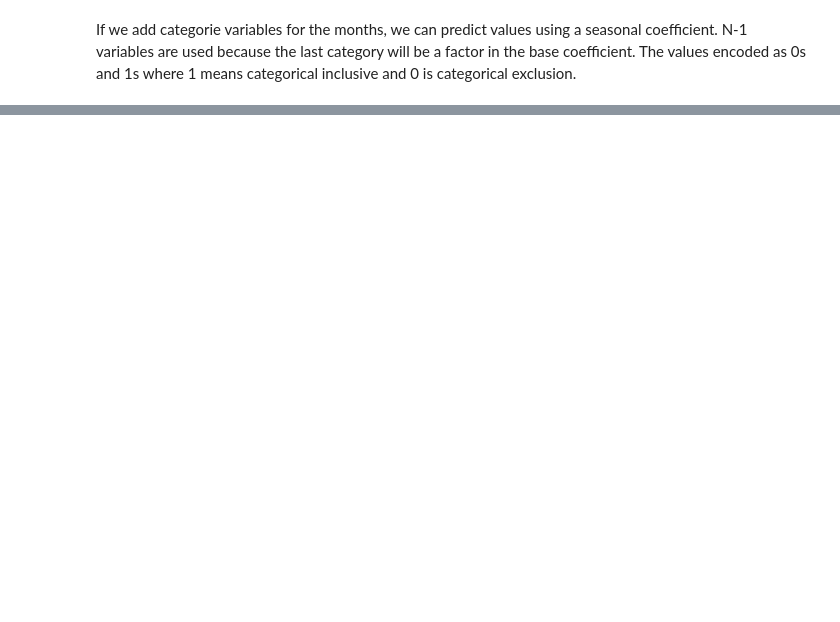
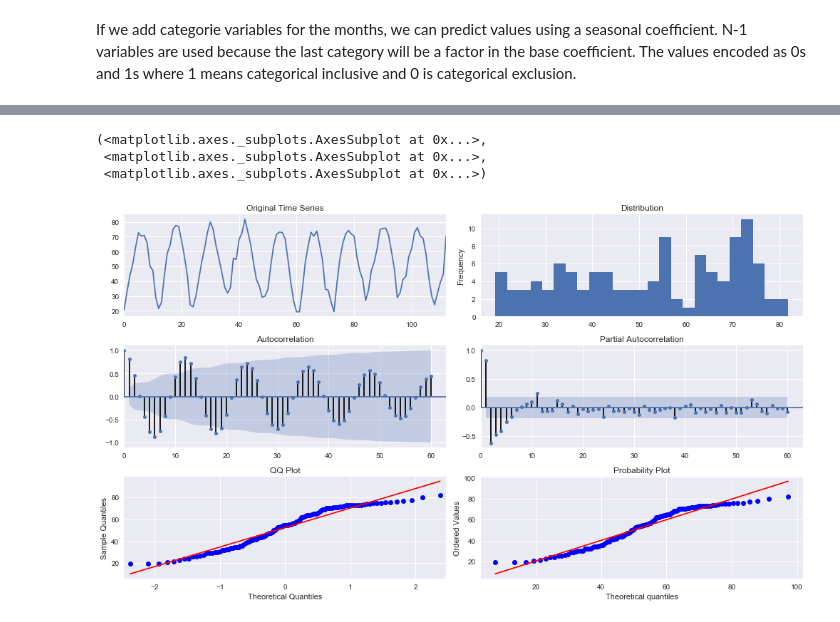
Before and after one commit to mbeale/time_series, a Jupyter notebook: Regression Analysis.ipynb, the cells around one changed output, grey strips where cells are left out. Saved outputs shown, nothing was run; the diff lists cells and outputs as text; code cells hidden in the pictures; blank space fills up the shorter version.

```diff
--- a/Regression Analysis.ipynb
+++ b/Regression Analysis.ipynb
@@ -559,0 +652,10 @@ Multicollinearity may be tested with three central criteria:
+# %%
+df = pd.read_csv('data/ilweather.csv')
+#format date better
+df['formatted_date'] = [pd.to_datetime(str(d) + str("01"), format="%Y/%m/%d") for d in df['Date']]
+tsplot(df['Value'])
+# %% [output]
+(<matplotlib.axes._subplots.AxesSubplot at 0x...>,
+ <matplotlib.axes._subplots.AxesSubplot at 0x...>,
+ <matplotlib.axes._subplots.AxesSubplot at 0x...>)
+[figure, added]
```
Also changed, not shown: parts of 35 cells of this notebook.
